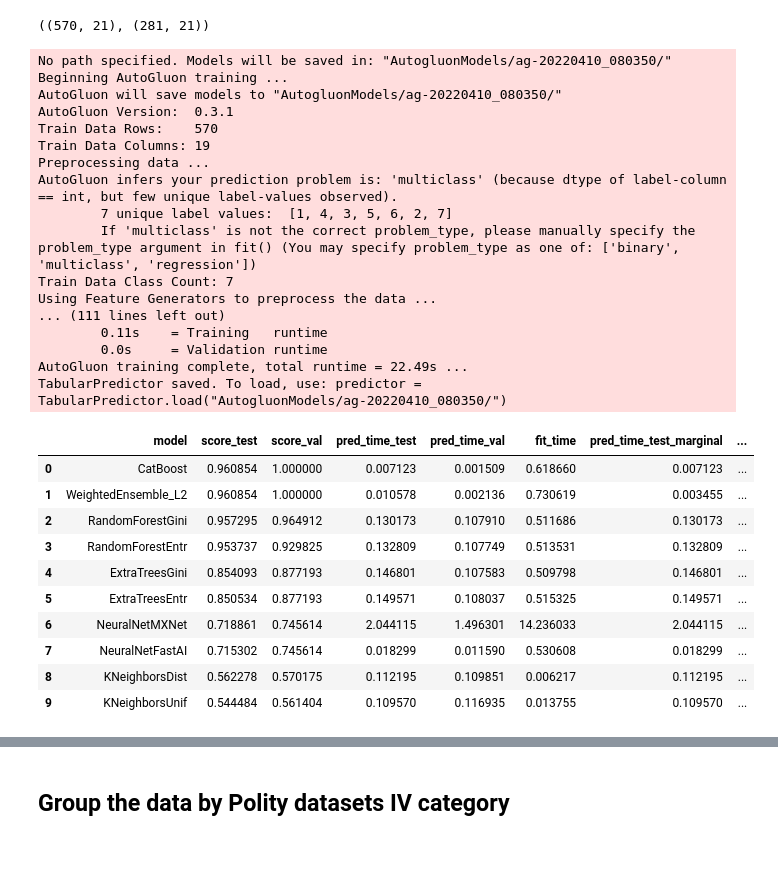
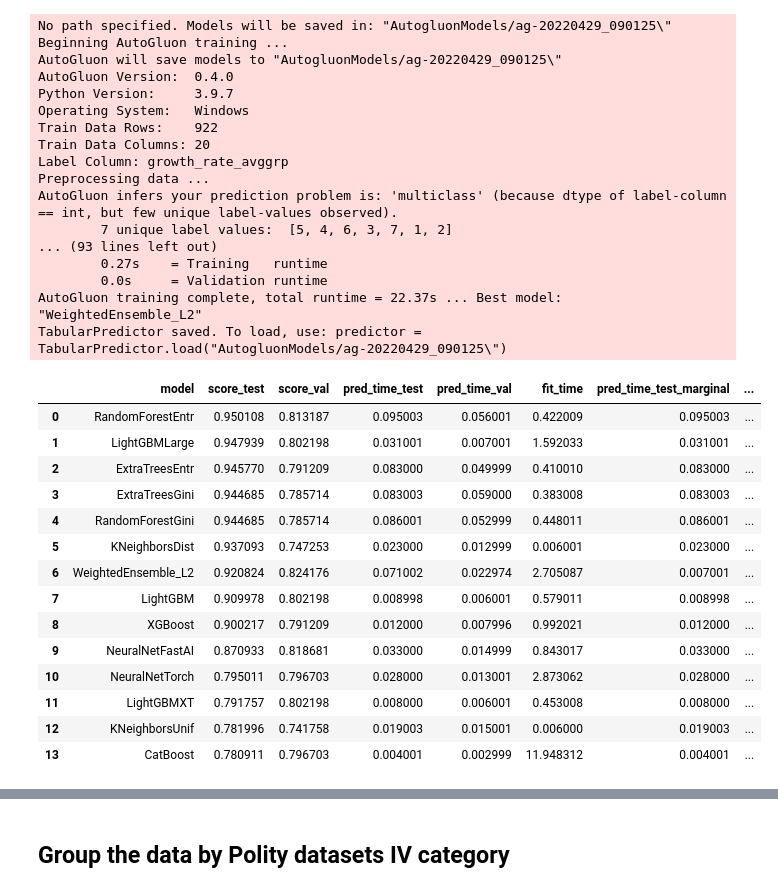
Before and after one commit to ShuaiZhao1/Analysing-Political-Executives-With-AI-data-processing, a Jupyter notebook: Analysing_Political_Executives_With_AI_AutoGluon.ipynb, the cells around one changed output, grey strips where cells are left out. Drawn from its saved outputs; the diff is of its cells as text; code cells hidden in the pictures; blank space fills up the shorter version.

Commit message:
using all data for training.

```diff
--- a/Analysing_Political_Executives_With_AI_AutoGluon.ipynb
+++ b/Analysing_Political_Executives_With_AI_AutoGluon.ipynb
@@ -80,0 +71,18 @@ train_data.describe()
+# %%
+# delete other irrelevant columns
+del train_data['end_gdppc']
+del train_data['country']
+del train_data['growth_rate_normgroup']
+# del train_data['growth_rate_avggrp']
+del train_data['growth_rate']
+train_data.columns
+
+# change label into growth_rate
+# id, label = 'leader', 'growth_rate'
+
+# change label into growth_rate_normgroup
+# id, label = 'leader', 'growth_rate_normgroup'
+
+# change label into growth_rate group
+id, label = 'leader', 'growth_rate_avggrp'
+df_train = train_data
@@ -81,42 +95,44 @@ train_data.describe()
 # %%
 #split train data and test data
-df_train,df_test=train_test_split(train_data, test_size=0.33, random_state=1)
-df_train.shape, df_test.shape
+# df_train, df_test=train_test_split(train_data, test_size=0.33, random_state=1)
+# df_train.shape, df_test.shape
-# %% [output]
-((570, 21), (281, 21))
 # %%
 predictor = TabularPredictor(label=label).fit(
     df_train.drop(columns=[id, 'leader']))
 # %% [output]
-No path specified. Models will be saved in: "AutogluonModels/ag-20220410_080350/"
+No path specified. Models will be saved in: "AutogluonModels/ag-20220429_090125\"
 Beginning AutoGluon training ...
-AutoGluon will save models to "AutogluonModels/ag-20220410_080350/"
-AutoGluon Version:  0.3.1
-Train Data Rows:    570
-Train Data Columns: 19
+AutoGluon will save models to "AutogluonModels/ag-20220429_090125\"
+AutoGluon Version:  0.4.0
+Python Version:     3.9.7
+Operating System:   Windows
+Train Data Rows:    922
+Train Data Columns: 20
+Label Column: growth_rate_avggrp
 Preprocessing data ...
 AutoGluon infers your prediction problem is: 'multiclass' (because dtype of label-column == int, but few unique label-values observed).
-        7 unique label values:  [1, 4, 3, 5, 6, 2, 7]
-        If 'multiclass' is not the correct problem_type, please manually specify the problem_type argument in fit() (You may specify problem_type as one of: ['binary', 'multiclass', 'regression'])
-Train Data Class Count: 7
-Using Feature Generators to preprocess the data ...
-... (111 lines left out)
-        0.11s    = Training   runtime
+        7 unique label values:  [5, 4, 6, 3, 7, 1, 2]
+... (93 lines left out)
+        0.27s    = Training   runtime
         0.0s     = Validation runtime
-AutoGluon training complete, total runtime = 22.49s ...
-TabularPredictor saved. To load, use: predictor = TabularPredictor.load("AutogluonModels/ag-20220410_080350/")
+AutoGluon training complete, total runtime = 22.37s ... Best model: "WeightedEnsemble_L2"
+TabularPredictor saved. To load, use: predictor = TabularPredictor.load("AutogluonModels/ag-20220429_090125\")
 # %%
-predictor.leaderboard(df_test.drop(columns=[id, 'leader']), silent=True)
+predictor.leaderboard(df_train.drop(columns=[id, 'leader']), silent=True)
 # %% [output]
 |  | model | score_test | score_val | pred_time_test | pred_time_val | fit_time | pred_time_test_marginal | ... |
-| 0 | CatBoost | 0.960854 | 1.000000 | 0.007123 | 0.001509 | 0.618660 | 0.007123 | ... |
-| 1 | WeightedEnsemble_L2 | 0.960854 | 1.000000 | 0.010578 | 0.002136 | 0.730619 | 0.003455 | ... |
-| 2 | RandomForestGini | 0.957295 | 0.964912 | 0.130173 | 0.107910 | 0.511686 | 0.130173 | ... |
-| 3 | RandomForestEntr | 0.953737 | 0.929825 | 0.132809 | 0.107749 | 0.513531 | 0.132809 | ... |
-| 4 | ExtraTreesGini | 0.854093 | 0.877193 | 0.146801 | 0.107583 | 0.509798 | 0.146801 | ... |
-| 5 | ExtraTreesEntr | 0.850534 | 0.877193 | 0.149571 | 0.108037 | 0.515325 | 0.149571 | ... |
-| 6 | NeuralNetMXNet | 0.718861 | 0.745614 | 2.044115 | 1.496301 | 14.236033 | 2.044115 | ... |
-| 7 | NeuralNetFastAI | 0.715302 | 0.745614 | 0.018299 | 0.011590 | 0.530608 | 0.018299 | ... |
-| 8 | KNeighborsDist | 0.562278 | 0.570175 | 0.112195 | 0.109851 | 0.006217 | 0.112195 | ... |
-| 9 | KNeighborsUnif | 0.544484 | 0.561404 | 0.109570 | 0.116935 | 0.013755 | 0.109570 | ... |
+| 0 | RandomForestEntr | 0.950108 | 0.813187 | 0.095003 | 0.056001 | 0.422009 | 0.095003 | ... |
+| 1 | LightGBMLarge | 0.947939 | 0.802198 | 0.031001 | 0.007001 | 1.592033 | 0.031001 | ... |
+| 2 | ExtraTreesEntr | 0.945770 | 0.791209 | 0.083000 | 0.049999 | 0.410010 | 0.083000 | ... |
+| 3 | ExtraTreesGini | 0.944685 | 0.785714 | 0.083003 | 0.059000 | 0.383008 | 0.083003 | ... |
+| 4 | RandomForestGini | 0.944685 | 0.785714 | 0.086001 | 0.052999 | 0.448011 | 0.086001 | ... |
+| 5 | KNeighborsDist | 0.937093 | 0.747253 | 0.023000 | 0.012999 | 0.006001 | 0.023000 | ... |
+| 6 | WeightedEnsemble_L2 | 0.920824 | 0.824176 | 0.071002 | 0.022974 | 2.705087 | 0.007001 | ... |
+| 7 | LightGBM | 0.909978 | 0.802198 | 0.008998 | 0.006001 | 0.579011 | 0.008998 | ... |
+| 8 | XGBoost | 0.900217 | 0.791209 | 0.012000 | 0.007996 | 0.992021 | 0.012000 | ... |
+| 9 | NeuralNetFastAI | 0.870933 | 0.818681 | 0.033000 | 0.014999 | 0.843017 | 0.033000 | ... |
+| 10 | NeuralNetTorch | 0.795011 | 0.796703 | 0.028000 | 0.013001 | 2.873062 | 0.028000 | ... |
+| 11 | LightGBMXT | 0.791757 | 0.802198 | 0.008000 | 0.006001 | 0.453008 | 0.008000 | ... |
+| 12 | KNeighborsUnif | 0.781996 | 0.741758 | 0.019003 | 0.015001 | 0.006000 | 0.019003 | ... |
+| 13 | CatBoost | 0.780911 | 0.796703 | 0.004001 | 0.002999 | 11.948312 | 0.004001 | ... |
 # %%
```
Also changed, not shown: parts of 11 cells of this notebook, 4 other files.
